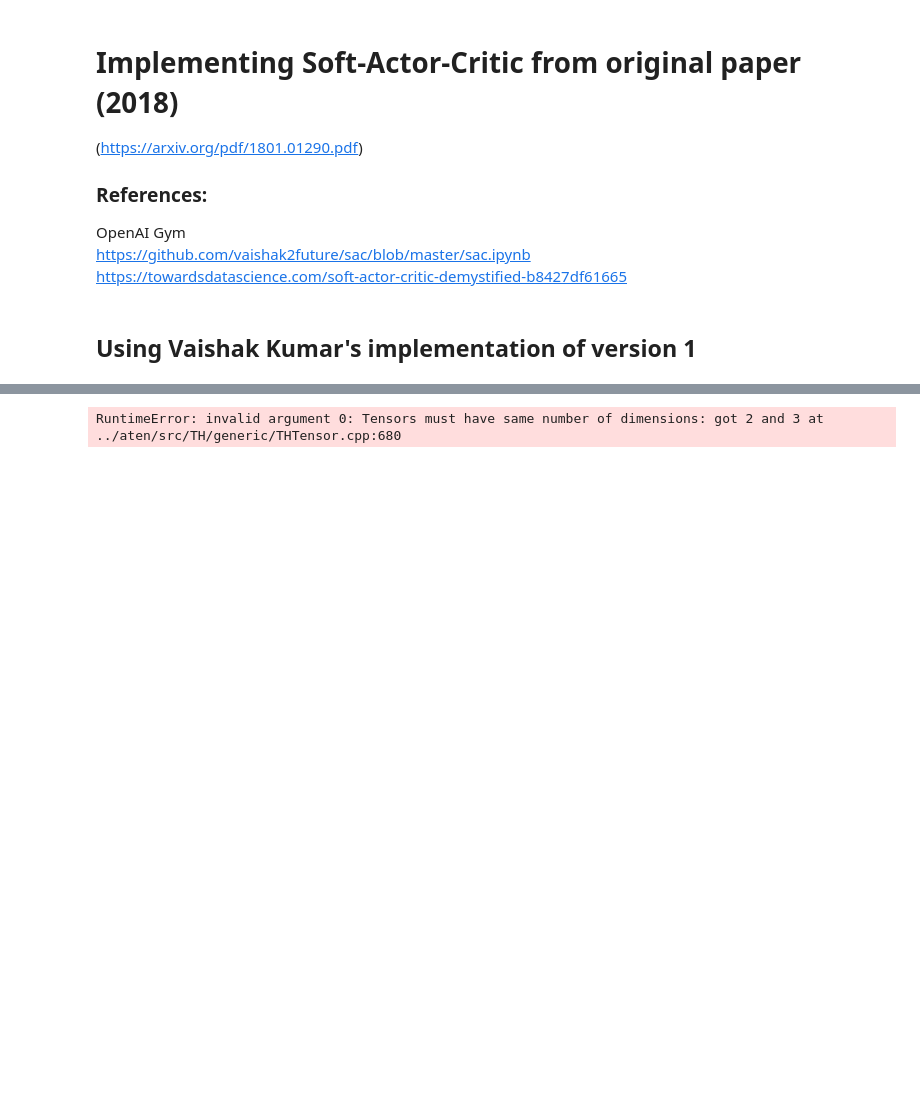
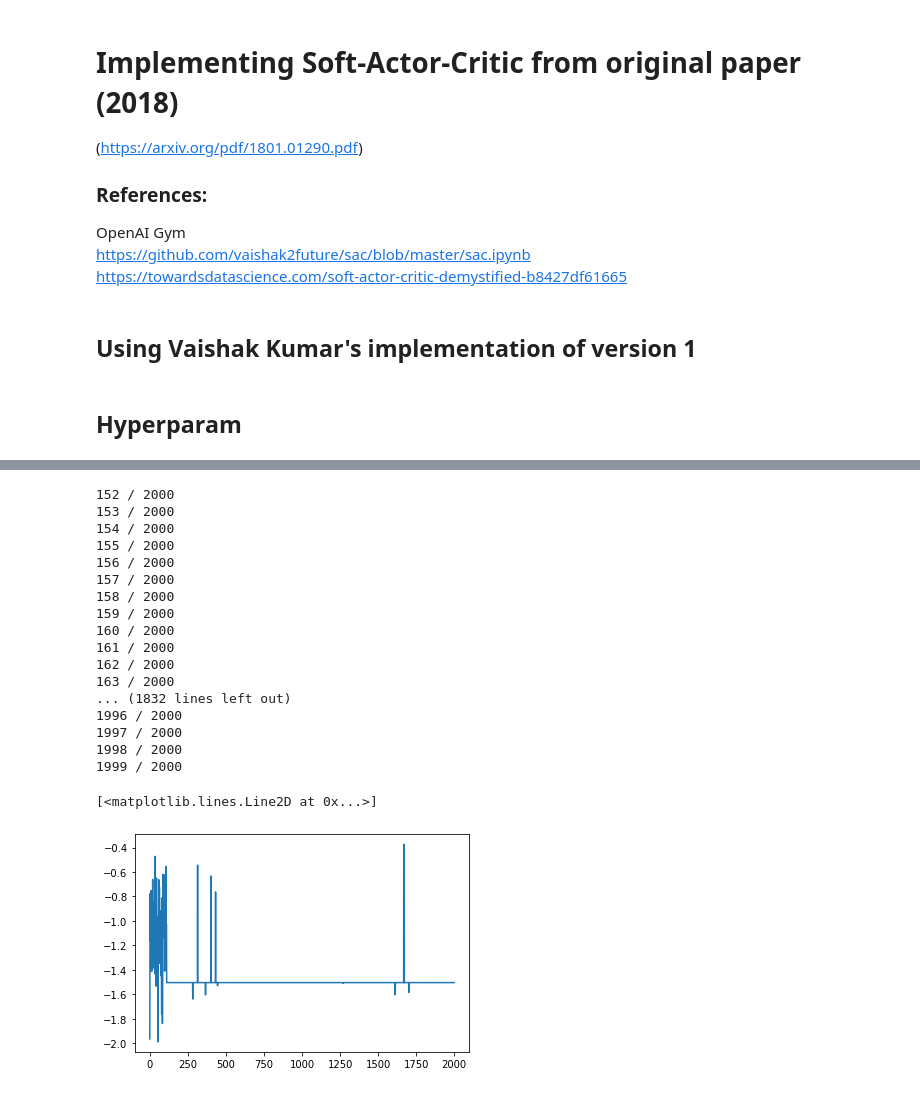
Before and after one commit to lucas-spangher/transactive_control, a Jupyter notebook: SAC_implementation.ipynb, the cells around one changed output, grey strips where cells are left out. Drawn from its saved outputs; the diff is of its cells as text; code cells hidden in the pictures; blank space fills up the shorter version.

Commit message:
Implemented SAC v1,v3 and updated office to have non-negative price

```diff
--- a/SAC_implementation.ipynb
+++ b/SAC_implementation.ipynb
@@ -153,7 +159,9 @@ class SoftQNetwork(nn.Module):
         self.linear3.bias.data.uniform_(-init_w, init_w)
 
     def forward(self, state, action):
-        x = torch.cat([state, action], 1)
+#         print(state.shape)
+#         print(action.shape)
+        x = torch.cat([state, action],1)
         x = F.relu(self.linear1(x))
         x = F.relu(self.linear2(x))
         x = self.linear3(x)
@@ -193,9 +201,9 @@ class PolicyNetwork(nn.Module):
         std = log_std.exp()
 
         normal = Normal(0, 1)
-        #z      = normal.sample()
-        z = torch.empty(24).normal_(mean=0,std=1)
-        action = torch.tanh(mean+ std*z) #.to(device))
+        z = normal.sample() #.to(device)
+        action = torch.sigmoid(mean+ std*z)
+        #action = action.to(dtype = torch.int32)
 #       log_prob = Normal(mean, std).log_prob(mean+ std*z.to(device)) - torch.log(1 - action.pow(2) + epsilon)
         log_prob = Normal(mean, std).log_prob(mean+ std*z) - torch.log(1 - action.pow(2) + epsilon)
         return action, log_prob, z, mean, log_std
@@ -206,11 +214,10 @@ class PolicyNetwork(nn.Module):
         mean, log_std = self.forward(state)
         std = log_std.exp()
 
-#         normal = Normal(0, 1)
-#         z      = normal.sample() #.to(device)
-        z = torch.empty(24).normal_(mean=0,std=1)
-        action = torch.tanh(mean + std*z)
-
+        normal = Normal(0, 1)
+        z = normal.sample() #.to(device)
+        action = torch.sigmoid(mean+ std*z)
+        #action = action.to(dtype = torch.int32)
         action  = action.cpu()#.detach().cpu().numpy()
         return action[0]
 # %%
@@ -268,8 +275,8 @@ def update(batch_size,gamma=0.99,soft_tau=1e-2,):
 # %%
 env = NormalizedActions()
 
-action_dim = env.action_space.shape[0]
-state_dim  = env.state_space.shape[0]
+action_dim = env.action_space.shape
+state_dim  = env.state_space.shape
 hidden_dim = 32
 
 value_net        = ValueNetwork(state_dim, hidden_dim) #.to(device)
@@ -297,17 +304,24 @@ soft_q_optimizer2 = optim.Adam(soft_q_net2.parameters(), lr=soft_q_lr)
 policy_optimizer = optim.Adam(policy_net.parameters(), lr=policy_lr)
 
 
-replay_buffer_size = 100
-replay_buffer = ReplayBuffer(replay_buffer_size)
+replay_buffer_size = 10000
+# %% [markdown]
+## Hyperparam
+# %%
+max_steps = 2000
+batch_size = 25
+value_lr  = 3e-4
+soft_q_lr = 3e-4
+policy_lr = 3e-4
 # %%
-max_steps = 1000
-batch_size = 5 #idk why need to check
+replay_buffer = ReplayBuffer(replay_buffer_size)
 office = simulation.Office()
 diff = (office.get_timestep()-office._start_timestamp)
-state = office.price_signal(diff.days + 1)
+state = np.concatenate([office.price_signal(diff.days + 50), np.zeros(24)])
 rewards = []
+action_star = None
 for step in range(max_steps):
-    print(step)
+    print((str(step) + " / " + str(max_steps)))
     if step >110:
         action = policy_net.get_points(state).detach()
         next_state, reward, done = env.step(office, state, action.numpy())
@@ -318,7 +332,7 @@ for step in range(max_steps):
             # State = price for today and energy used yesterday(?)
             # need to add price to state
 
-
+    action_star = action
     replay_buffer.push(state, action, reward, next_state, done)
 
     state = next_state
@@ -333,8 +347,6 @@ for step in range(max_steps):
 
 rewards = [r[0] if r is np.ndarray else r for r in rewards]
 plt.plot(np.array(range(max_steps)),rewards)
-
-#Need to fix update batch issue
 # %% [output]
 creating agents
 creating controller
@@ -347 +368,19 @@ creating controller
-RuntimeError: invalid argument 0: Tensors must have same number of dimensions: got 2 and 3 at ../aten/src/TH/generic/THTensor.cpp:680
+152 / 2000
+153 / 2000
+154 / 2000
+155 / 2000
+156 / 2000
+157 / 2000
+158 / 2000
+159 / 2000
+160 / 2000
+161 / 2000
+162 / 2000
+163 / 2000
+... (1832 lines left out)
+1996 / 2000
+1997 / 2000
+1998 / 2000
+1999 / 2000
+[<matplotlib.lines.Line2D at 0x...>]
+[figure, added]
```
Also changed, not shown: parts of 6 cells of this notebook, 3 other files.
